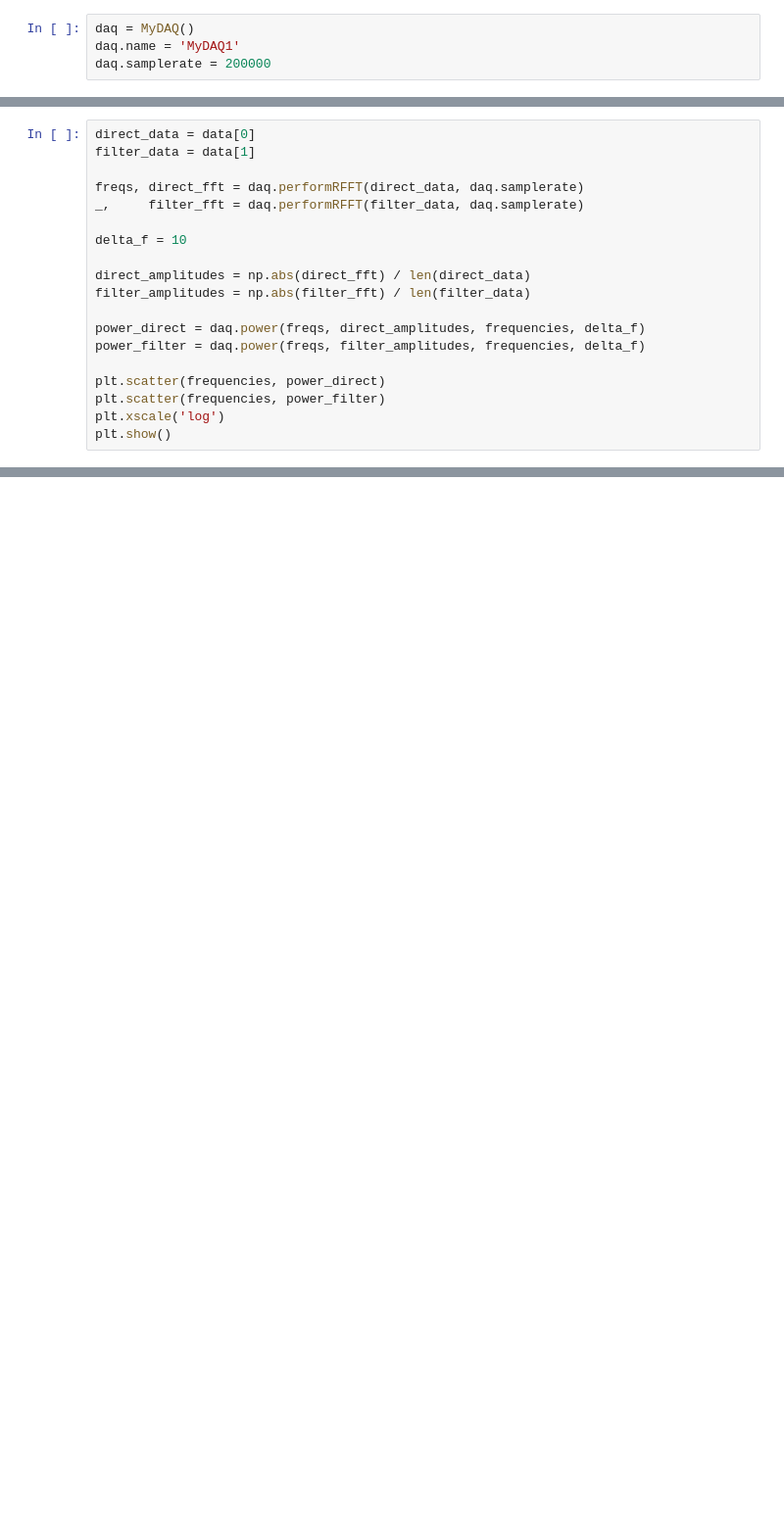
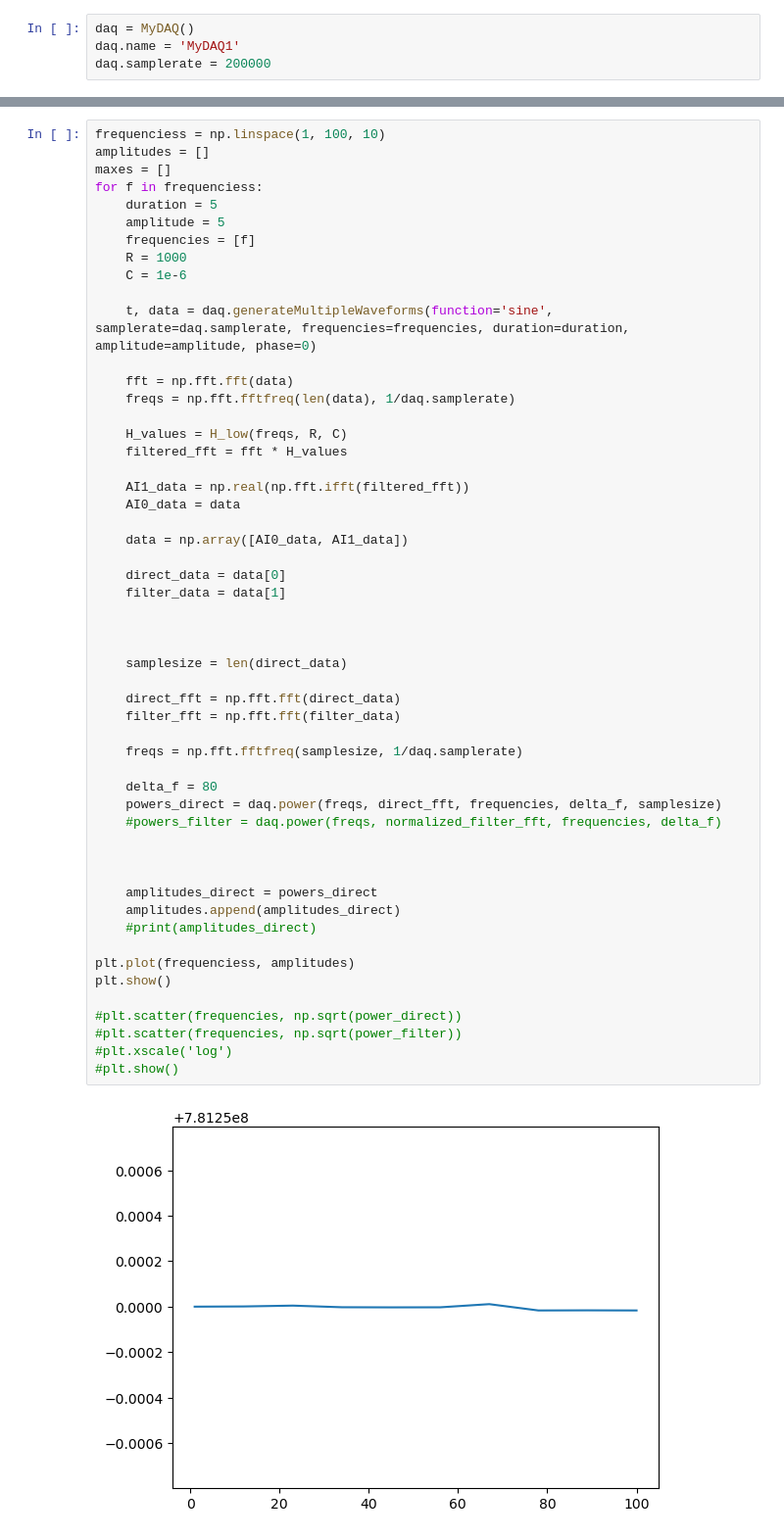
Before and after one commit to GingerBF/Git_Repository, a Jupyter notebook: PE1/Sessie_5/sessie_5_lab.ipynb, the cells around one changed output, grey strips where cells are left out. Shown at 98% size. Cells and saved outputs as stored; diff of their text form; blank space fills up the shorter version.

```diff
--- a/PE1/Sessie_5/sessie_5_lab.ipynb
+++ b/PE1/Sessie_5/sessie_5_lab.ipynb
@@ -351,22 +350,3 @@ AI1_data = np.real(np.fft.ifft(filtered_fft))
 AI0_data = data
 
 data = np.array([AI0_data, AI1_data])
-# %%
-direct_data = data[0]
-filter_data = data[1]
-
-freqs, direct_fft = daq.performRFFT(direct_data, daq.samplerate)
-_,     filter_fft = daq.performRFFT(filter_data, daq.samplerate)
-
-delta_f = 10
-
-direct_amplitudes = np.abs(direct_fft) / len(direct_data)
-filter_amplitudes = np.abs(filter_fft) / len(filter_data)
-
-power_direct = daq.power(freqs, direct_amplitudes, frequencies, delta_f)
-power_filter = daq.power(freqs, filter_amplitudes, frequencies, delta_f)
-
-plt.scatter(frequencies, power_direct)
-plt.scatter(frequencies, power_filter)
-plt.xscale('log')
-plt.show()
@@ -379,3 +407,58 @@ plt.show()
+# %%
+frequenciess = np.linspace(1, 100, 10)
+amplitudes = []
+maxes = []
+for f in frequenciess:
+    duration = 5
+    amplitude = 5
+    frequencies = [f]
+    R = 1000
+    C = 1e-6
+
+    t, data = daq.generateMultipleWaveforms(function='sine', samplerate=daq.samplerate, frequencies=frequencies, duration=duration, amplitude=amplitude, phase=0)
+
+    fft = np.fft.fft(data)
+    freqs = np.fft.fftfreq(len(data), 1/daq.samplerate)
+
+    H_values = H_low(freqs, R, C)
+    filtered_fft = fft * H_values
+
+    AI1_data = np.real(np.fft.ifft(filtered_fft))
+    AI0_data = data
+
+    data = np.array([AI0_data, AI1_data])
+
+    direct_data = data[0]
+    filter_data = data[1]
+
+
+
+    samplesize = len(direct_data)
+
+    direct_fft = np.fft.fft(direct_data)
+    filter_fft = np.fft.fft(filter_data)
+
+    freqs = np.fft.fftfreq(samplesize, 1/daq.samplerate)
+
+    delta_f = 80
+    powers_direct = daq.power(freqs, direct_fft, frequencies, delta_f, samplesize)
+    #powers_filter = daq.power(freqs, normalized_filter_fft, frequencies, delta_f)
+
+
+
+    amplitudes_direct = powers_direct
+    amplitudes.append(amplitudes_direct)
+    #print(amplitudes_direct)
+
+plt.plot(frequenciess, amplitudes)
+plt.show()
+
+#plt.scatter(frequencies, np.sqrt(power_direct))
+#plt.scatter(frequencies, np.sqrt(power_filter))
+#plt.xscale('log')
+#plt.show()
+# %% [output]
+[figure, added]
 # %%
 duration = 5
 amplitude = 5
```
Also changed, not shown: parts of 7 cells of this notebook.
